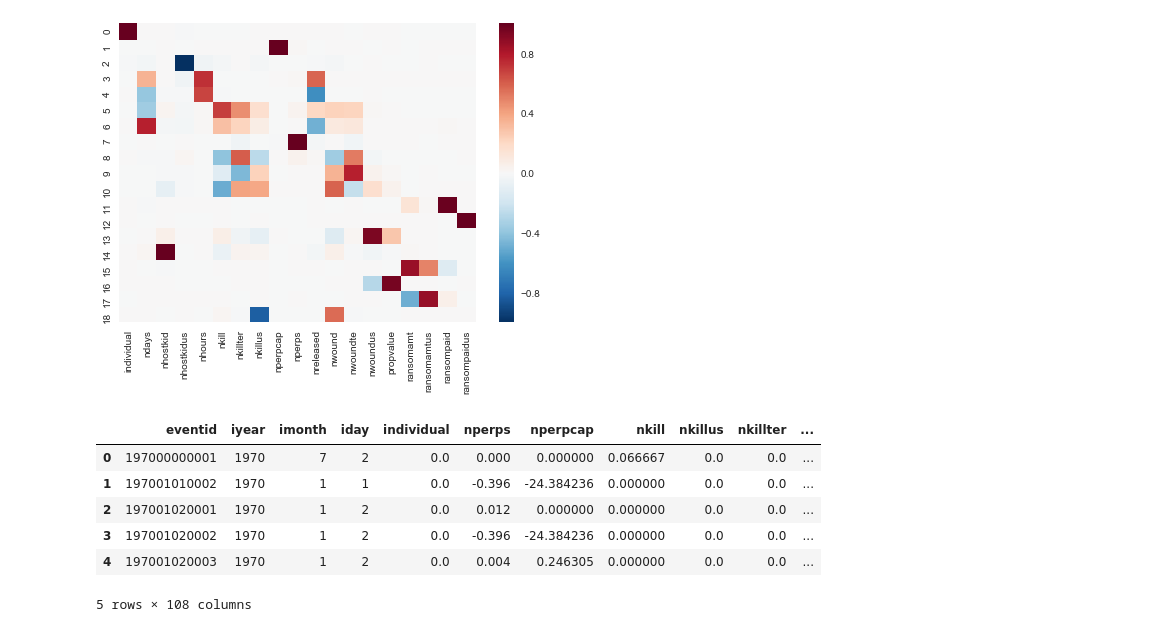
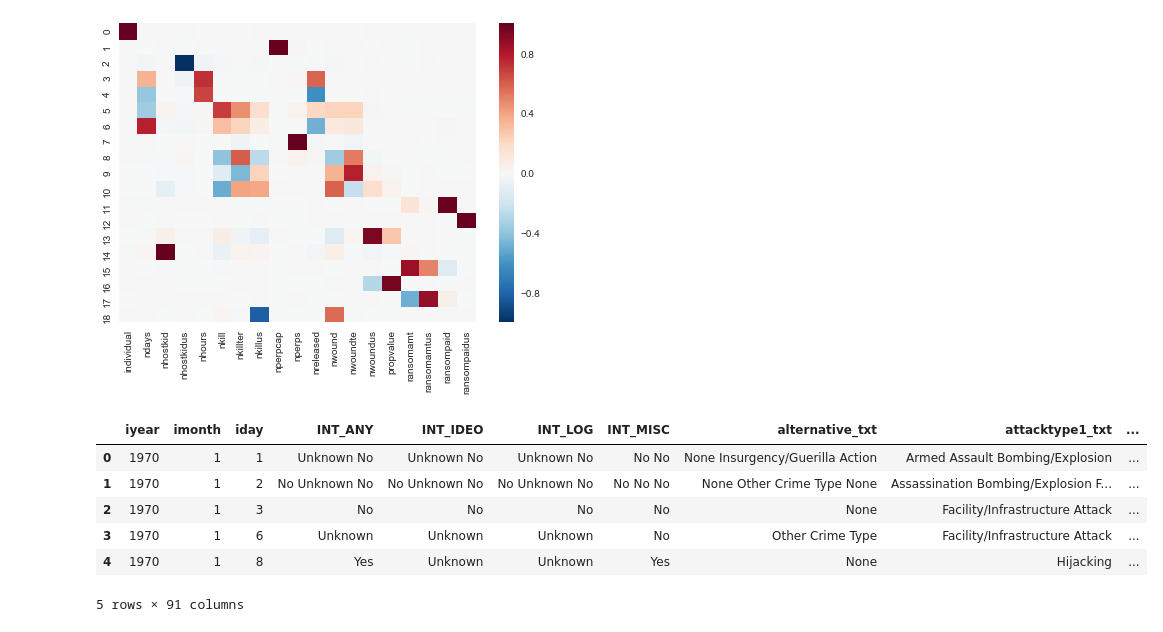
Before and after one commit to SocialWeather/SocialWeather, a Jupyter notebook: terrorism_analysis.ipynb, the cells around one changed output. Cells and saved outputs as stored; diff of their text form; code cells hidden in the pictures.

```diff
--- a/terrorism_analysis.ipynb
+++ b/terrorism_analysis.ipynb
@@ -148 +164,3 @@ del df1['eventid']
+# %%
+grouped = pd.DataFrame(df1.groupby(["iyear","imonth","iday"]).agg(lambda x : x.sum() if x.dtype=='float64' else ' '.join(x))).reset_index()
 # %%
@@ -150,10 +168,10 @@ df1.to_csv("Terrorism_normalized.csv", encoding='utf-8',index=False)
 # %%
-df1.head()
+grouped.head()
 # %% [output]
-|  | eventid | iyear | imonth | iday | individual | nperps | nperpcap | nkill | nkillus | nkillter | ... |
-| 0 | 197000000001 | 1970 | 7 | 2 | 0.0 | 0.000 | 0.000000 | 0.066667 | 0.0 | 0.0 | ... |
-| 1 | 197001010002 | 1970 | 1 | 1 | 0.0 | -0.396 | -24.384236 | 0.000000 | 0.0 | 0.0 | ... |
-| 2 | 197001020001 | 1970 | 1 | 2 | 0.0 | 0.012 | 0.000000 | 0.000000 | 0.0 | 0.0 | ... |
-| 3 | 197001020002 | 1970 | 1 | 2 | 0.0 | -0.396 | -24.384236 | 0.000000 | 0.0 | 0.0 | ... |
-| 4 | 197001020003 | 1970 | 1 | 2 | 0.0 | 0.004 | 0.246305 | 0.000000 | 0.0 | 0.0 | ... |
+|  | iyear | imonth | iday | INT_ANY | INT_IDEO | INT_LOG | INT_MISC | alternative_txt | attacktype1_txt | ... |
+| 0 | 1970 | 1 | 1 | Unknown No | Unknown No | Unknown No | No No | None Insurgency/Guerilla Action | Armed Assault Bombing/Explosion | ... |
+| 1 | 1970 | 1 | 2 | No Unknown No | No Unknown No | No Unknown No | No No No | None Other Crime Type None | Assassination Bombing/Explosion F... | ... |
+| 2 | 1970 | 1 | 3 | No | No | No | No | None | Facility/Infrastructure Attack | ... |
+| 3 | 1970 | 1 | 6 | Unknown | Unknown | Unknown | No | Other Crime Type | Facility/Infrastructure Attack | ... |
+| 4 | 1970 | 1 | 8 | Yes | Unknown | Unknown | Yes | None | Hijacking | ... |
-5 rows × 108 columns
+5 rows × 91 columns
```
Also changed, not shown: parts of 6 cells of this notebook, 1 other file.
